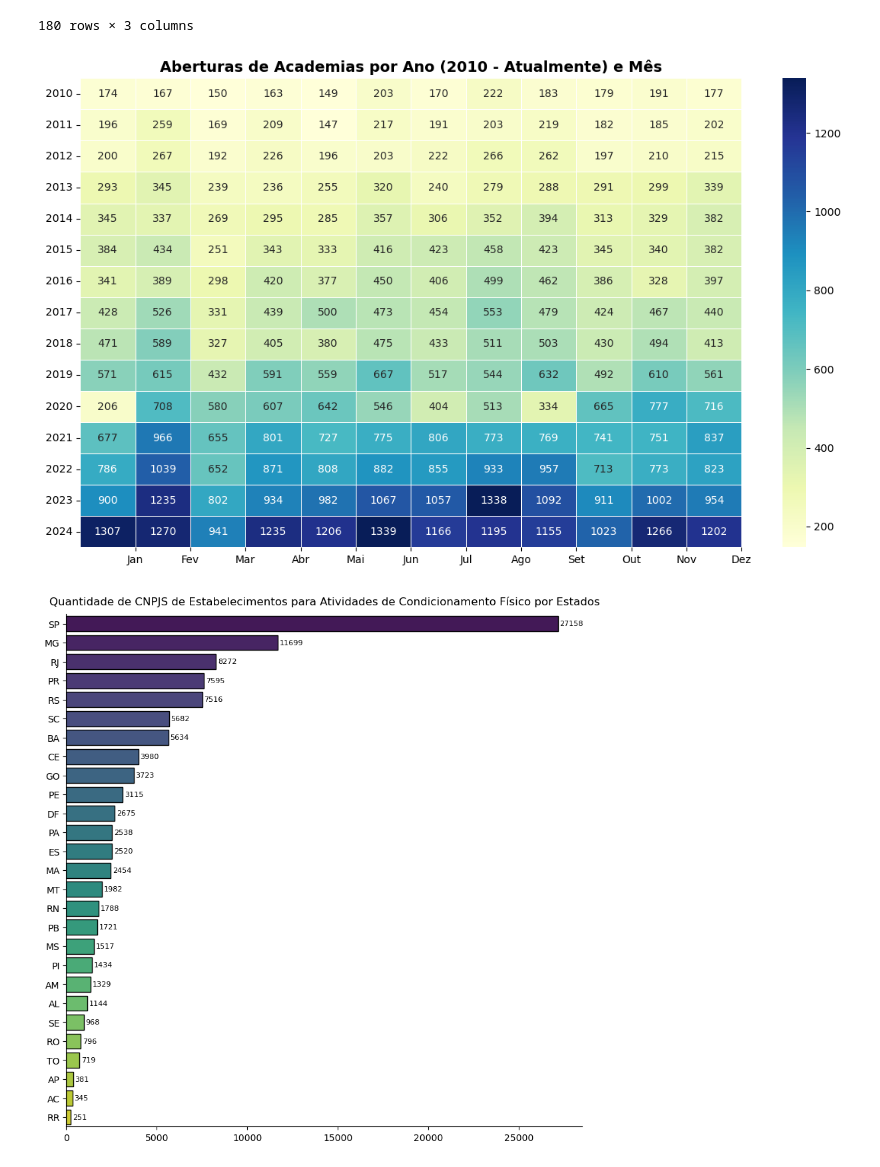
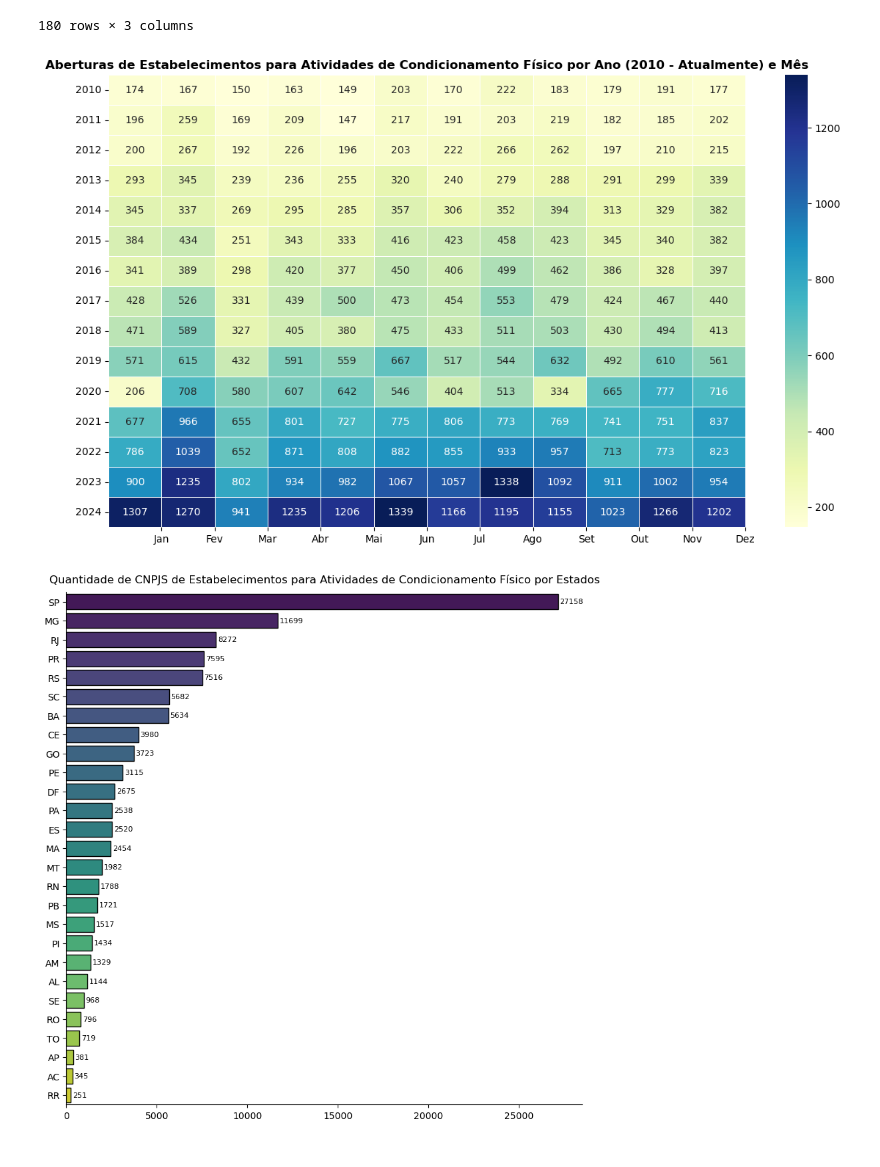
Before and after one commit to MatheusMorandi/Cnpj_Academias, a Jupyter notebook: src/eda.ipynb, the cells around one changed output. Saved outputs shown, nothing was run; the diff lists cells and outputs as text; code cells hidden in the pictures.

Commit message:
Att heatmap

```diff
--- a/src/eda.ipynb
+++ b/src/eda.ipynb
@@ -184,33 +184,33 @@ dados_decada
 # %%
 heatmap_data = dados_decada.pivot_table(
     index = "ANO INICIO",
     columns = "MES INICIO",
     values = "TOTAL ABERTURAS",
     fill_value = 0
 )
 
 plt.figure(figsize = (14, 8))
 sns.heatmap(
     heatmap_data,
     cmap = "YlGnBu",
     annot = True,
     fmt = ".0f",
     linewidths = 0.5
 )
 
-plt.title("Aberturas de Academias por Ano (2010 - Atualmente) e Mês", fontsize = 14, fontweight = "bold")
+plt.title("Aberturas de Estabelecimentos para Atividades de Condicionamento Físico por Ano (2010 - Atualmente) e Mês", fontsize = 12, fontweight = "bold")
 
 plt.xlabel("")
 
 plt.ylabel("")
 
 plt.xticks(ticks = range(1, 13), labels = ["Jan", "Fev", "Mar", "Abr", "Mai", "Jun", "Jul", "Ago", "Set", "Out", "Nov", "Dez"])
 
 plt.yticks(rotation = 0)
 
 plt.show()
 # %% [output]
-[figure, old version]
+[figure, new version]
 # %%
 qntd_uf = dados["UF"].value_counts().reset_index()
 
```
